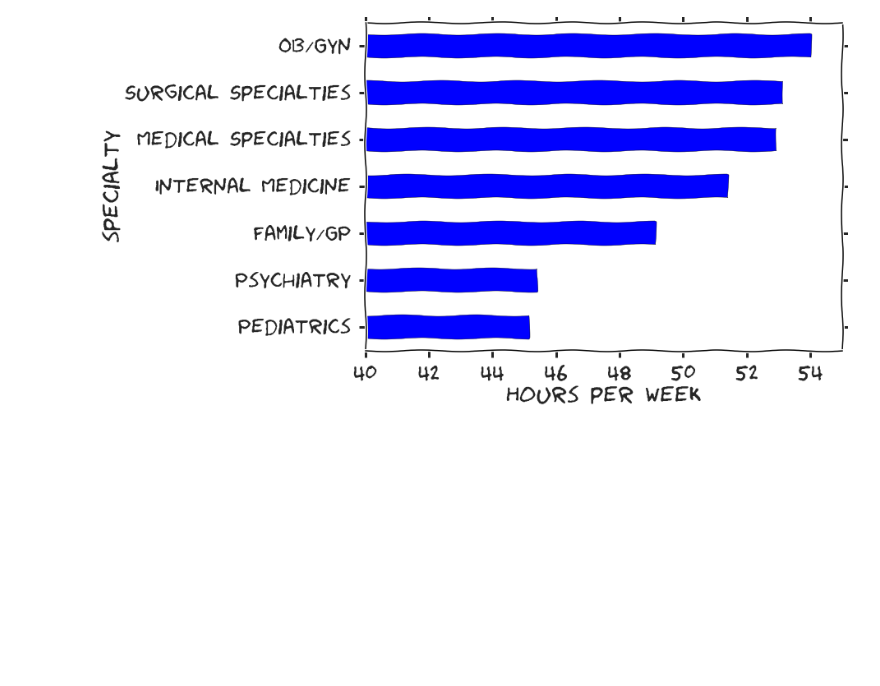
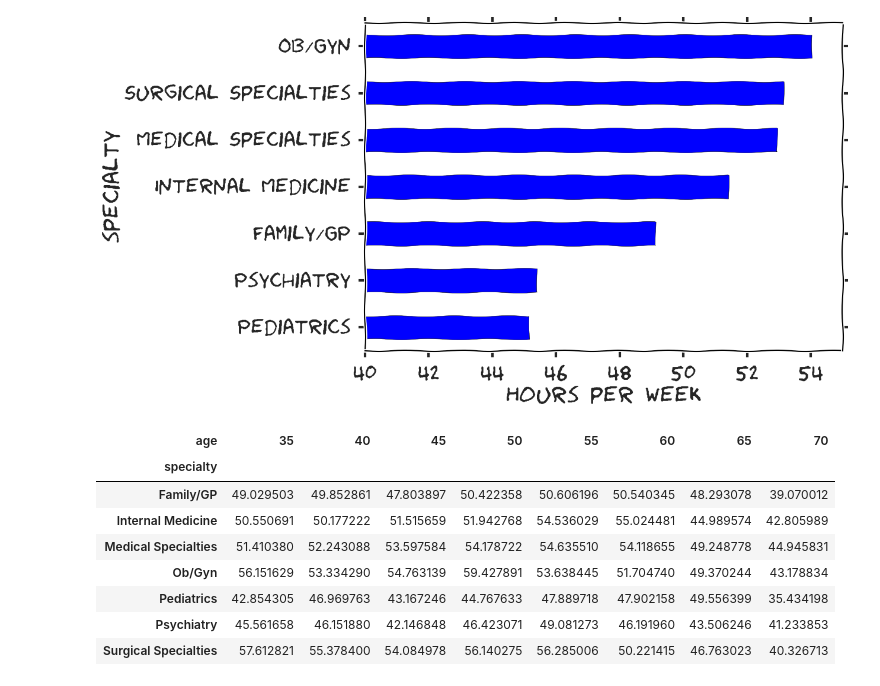
Before and after one commit to afcarl/iths-communicating-results-visually-2, a Jupyter notebook: 00_busy_doctor_figures.ipynb, the cells around one changed output. Cells and saved outputs as stored; diff of their text form; code cells hidden in the pictures; blank space fills up the shorter version.

```diff
--- a/00_busy_doctor_figures.ipynb
+++ b/00_busy_doctor_figures.ipynb
@@ -100,3 +100,17 @@ plt.axis(xmin=40, xmax=55)
 plt.xlabel('Hours per week');
 # %% [output]
 [figure]
+# %%
+# data for TMI Table
+
+df.groupby(['specialty', 'age']).apply(weighted_mean, col='hours_per_week').unstack()
+# %% [output]
+| age | 35 | 40 | 45 | 50 | 55 | 60 | 65 | 70 |
+| specialty |  |  |  |  |  |  |  |  |
+| Family/GP | 49.029503 | 49.852861 | 47.803897 | 50.422358 | 50.606196 | 50.540345 | 48.293078 | 39.070012 |
+| Internal Medicine | 50.550691 | 50.177222 | 51.515659 | 51.942768 | 54.536029 | 55.024481 | 44.989574 | 42.805989 |
+| Medical Specialties | 51.410380 | 52.243088 | 53.597584 | 54.178722 | 54.635510 | 54.118655 | 49.248778 | 44.945831 |
+| Ob/Gyn | 56.151629 | 53.334290 | 54.763139 | 59.427891 | 53.638445 | 51.704740 | 49.370244 | 43.178834 |
+| Pediatrics | 42.854305 | 46.969763 | 43.167246 | 44.767633 | 47.889718 | 47.902158 | 49.556399 | 35.434198 |
+| Psychiatry | 45.561658 | 46.151880 | 42.146848 | 46.423071 | 49.081273 | 46.191960 | 43.506246 | 41.233853 |
+| Surgical Specialties | 57.612821 | 55.378400 | 54.084978 | 56.140275 | 56.285006 | 50.221415 | 46.763023 | 40.326713 |
```
Also changed, not shown: parts of 2 cells of this notebook, 3 other files.
